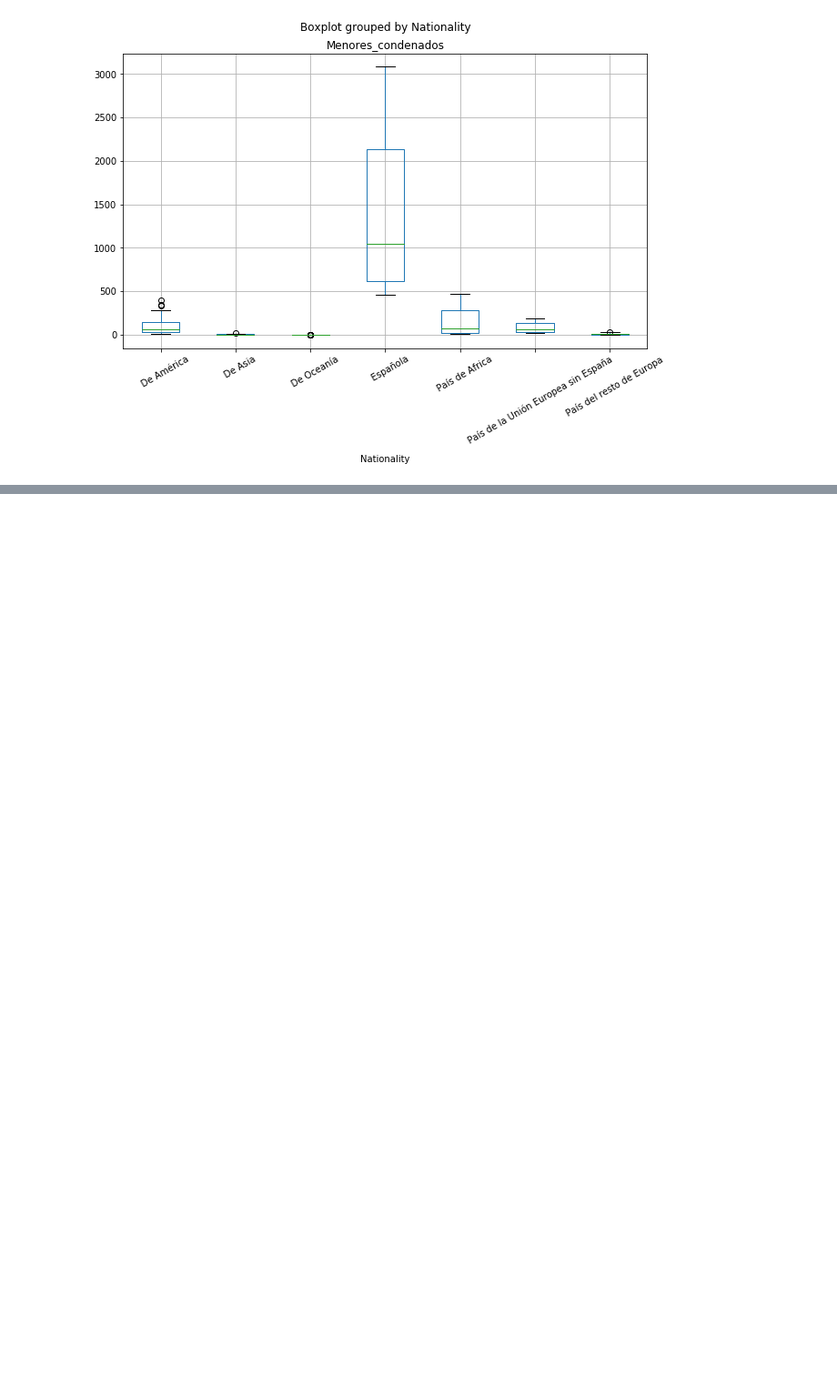
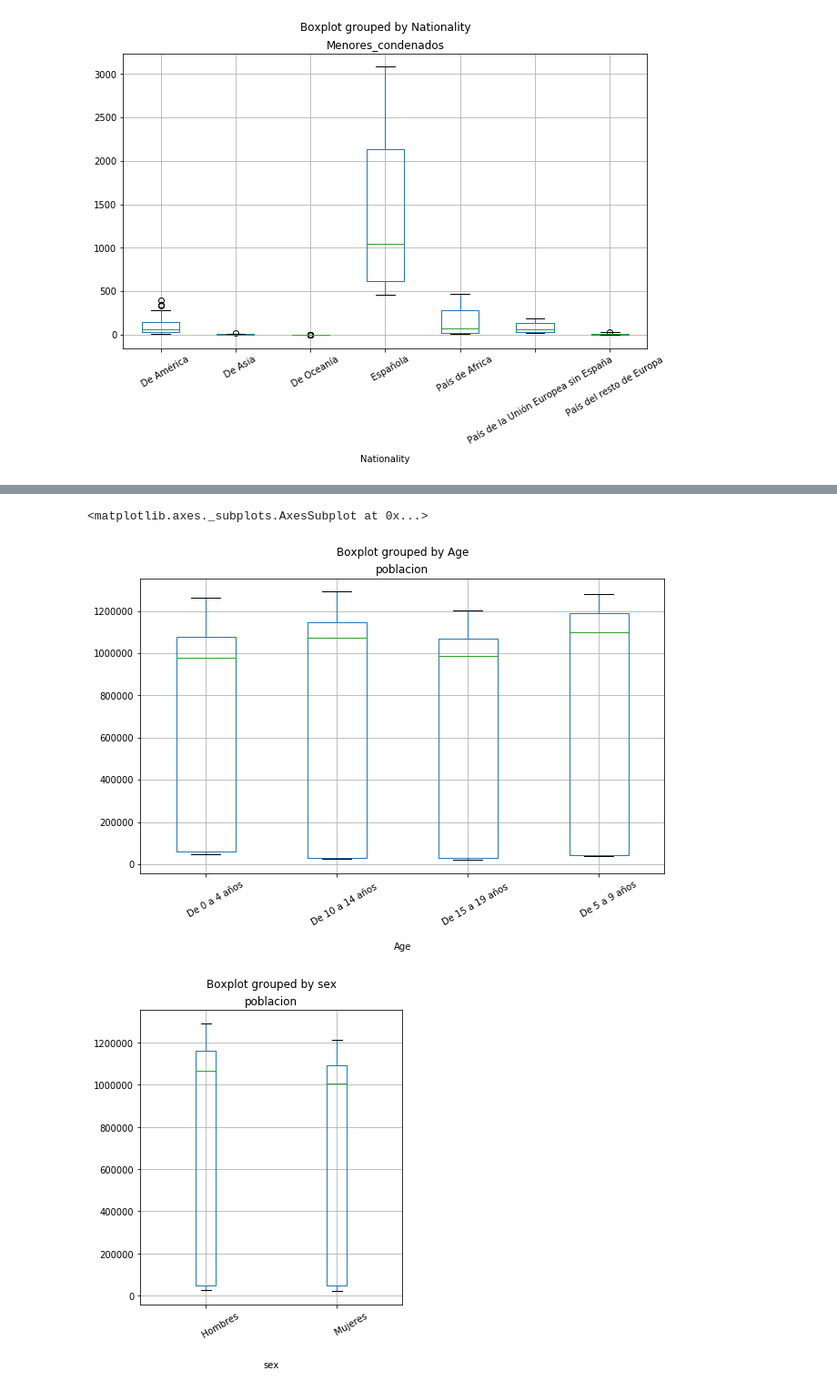
Before and after one commit to pleongi/Periodismo-de-datos, a Jupyter notebook: code/analize_data.ipynb, the cells around one changed output, grey strips where cells are left out. Shown: that part at 91% size. Drawn from its saved outputs; the diff is of its cells as text; code cells hidden in the pictures; blank space fills up the shorter version.

Commit message:
Finished preparing and analyzing data2

```diff
--- a/code/analize_data.ipynb
+++ b/code/analize_data.ipynb
@@ -205,0 +213,2 @@ dataset.boxplot('Menores_condenados','Nationality',rot = 30,figsize=(10,6))
+# %%
+dataset2 = pd.read_excel('./data_sources/9674.xls',decimal=",")
@@ -205,0 +217,4 @@ dataset.boxplot('Menores_condenados','Nationality',rot = 30,figsize=(10,6))
+# %%
+df_Total=dataset2.iloc[6:27]
+df_española=dataset2.iloc[87:108]
+df_africa=dataset2.iloc[2112:2133]
@@ -205,0 +403,9 @@ dataset.boxplot('Menores_condenados','Nationality',rot = 30,figsize=(10,6))
+# %%
+dataset_final.boxplot('poblacion','Age',rot = 30,figsize=(10,6))
+dataset_final.boxplot('poblacion','sex',rot = 30,figsize=(5,6))
+dataset_final.boxplot('poblacion','nationality',rot = 30,figsize=(10,6))
+dataset_final.boxplot('poblacion','Date',rot = 30,figsize=(10,6))
+# %% [output]
+<matplotlib.axes._subplots.AxesSubplot at 0x...>
+[figure, added]
+[figure, added]
```
Also changed, not shown: parts of 16 cells of this notebook, 4 other files.
